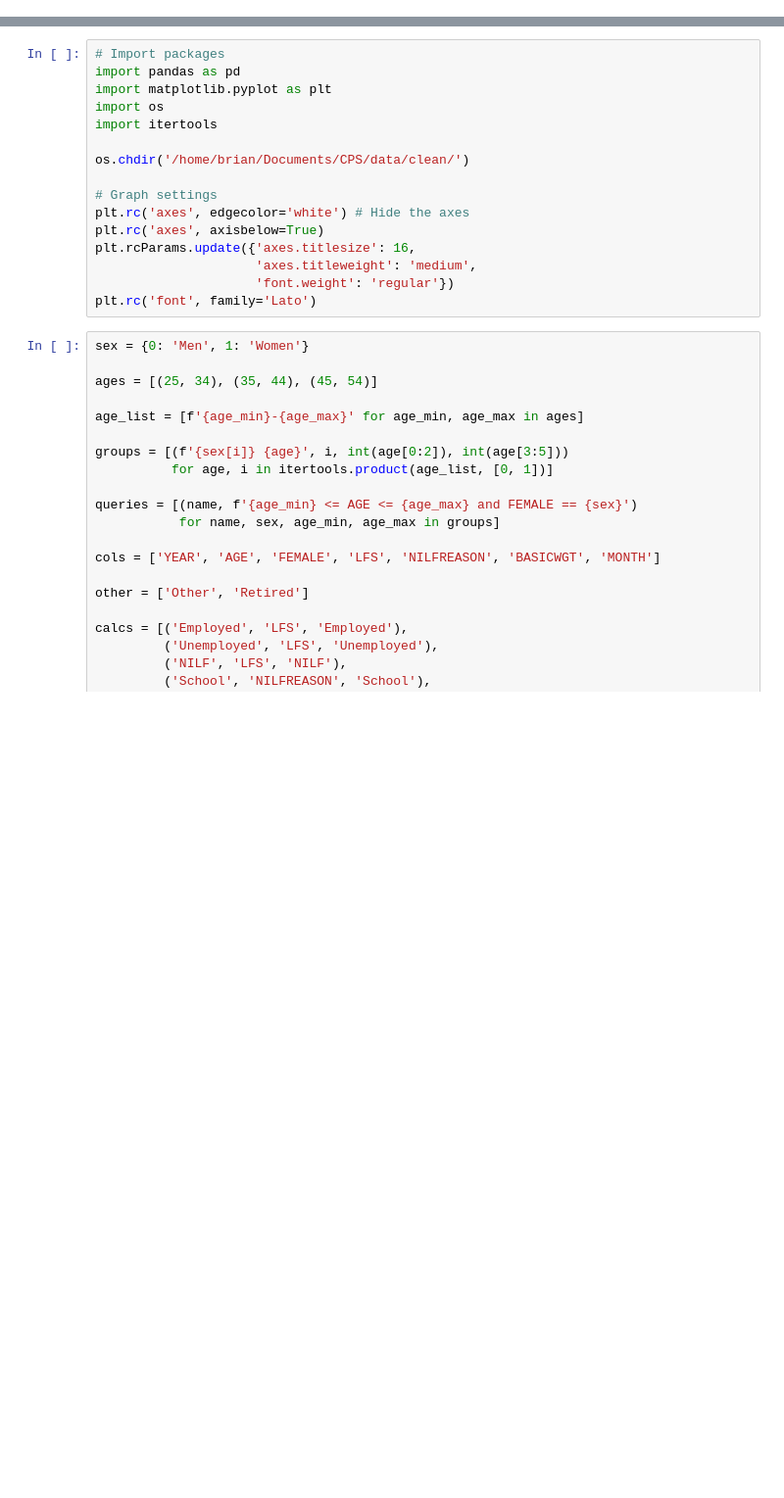
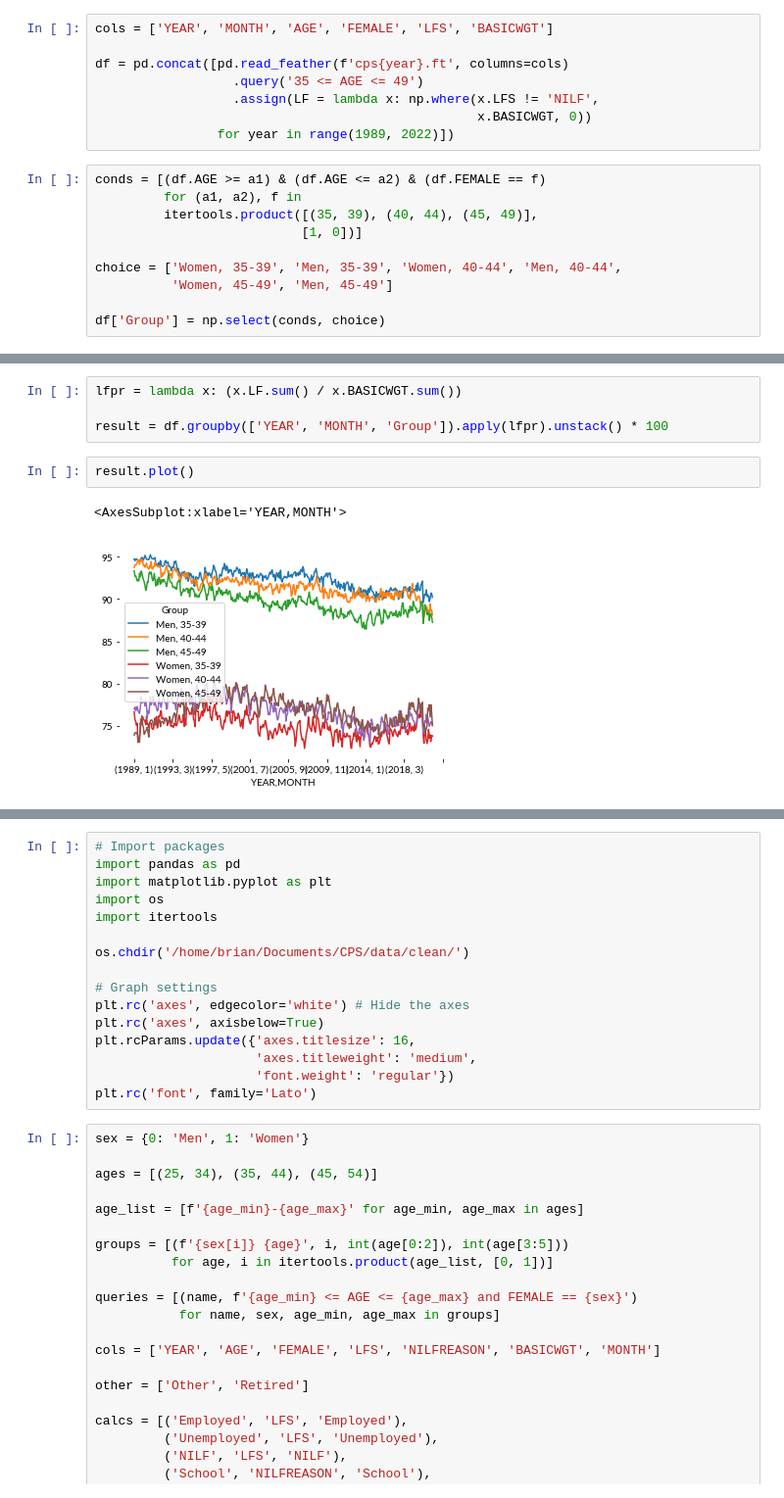
Before and after one commit to bdecon/blog_posts, a Jupyter notebook: LFPR_Men_Women/LFPR_Men_Women.ipynb, the cells around one changed output, grey strips where cells are left out. Shown at 98% size. Drawn from its saved outputs; the diff is of its cells as text; blank space fills up the shorter version.

```diff
--- a/LFPR_Men_Women/LFPR_Men_Women.ipynb
+++ b/LFPR_Men_Women/LFPR_Men_Women.ipynb
@@ -0,0 +11,18 @@
+# %%
+cols = ['YEAR', 'MONTH', 'AGE', 'FEMALE', 'LFS', 'BASICWGT']
+
+df = pd.concat([pd.read_feather(f'cps{year}.ft', columns=cols)
+                  .query('35 <= AGE <= 49')
+                  .assign(LF = lambda x: np.where(x.LFS != 'NILF',
+                                                  x.BASICWGT, 0))
+                for year in range(1989, 2022)])
+# %%
+conds = [(df.AGE >= a1) & (df.AGE <= a2) & (df.FEMALE == f)
+         for (a1, a2), f in
+         itertools.product([(35, 39), (40, 44), (45, 49)],
+                           [1, 0])]
+
+choice = ['Women, 35-39', 'Men, 35-39', 'Women, 40-44', 'Men, 40-44',
+          'Women, 45-49', 'Men, 45-49']
+
+df['Group'] = np.select(conds, choice)
@@ -0,0 +39,9 @@
+# %%
+lfpr = lambda x: (x.LF.sum() / x.BASICWGT.sum())
+
+result = df.groupby(['YEAR', 'MONTH', 'Group']).apply(lfpr).unstack() * 100
+# %%
+result.plot()
+# %% [output]
+<AxesSubplot:xlabel='YEAR,MONTH'>
+[figure, added]
```
Also changed, not shown: parts of 11 cells of this notebook, 23 other files.
